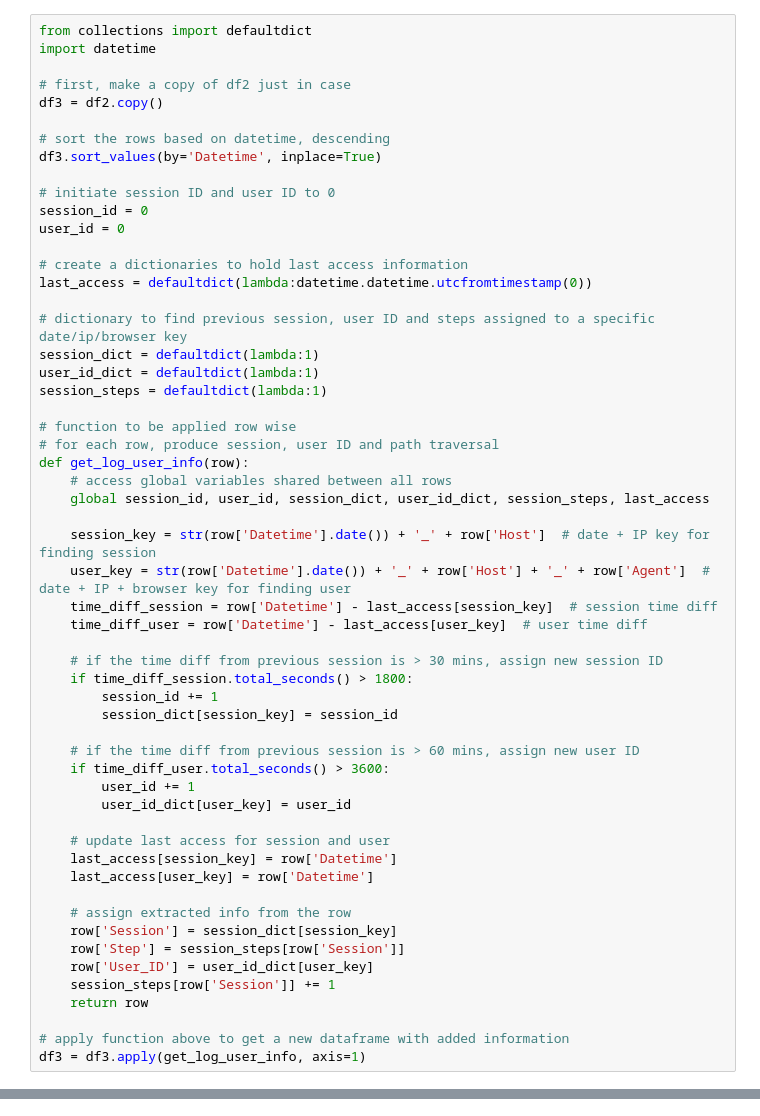
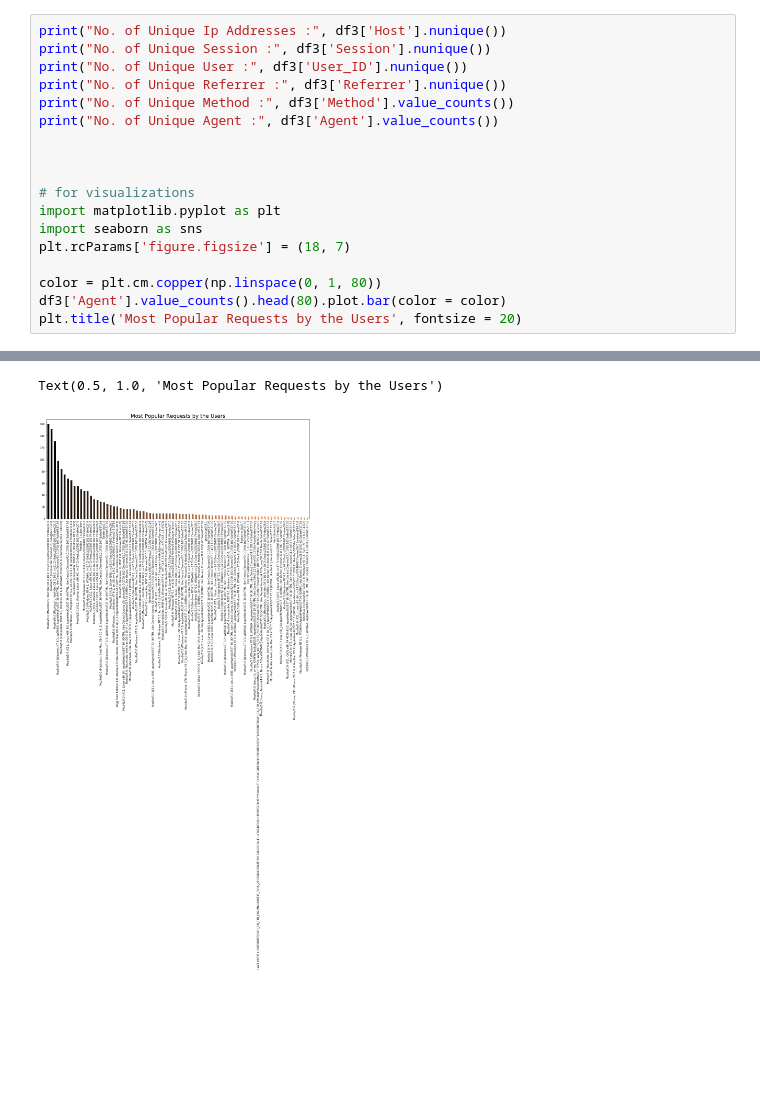
Before and after one commit to hoangqwe159/data-mining-tasks, a Jupyter notebook: task-4.ipynb, the cells around one changed output, grey strips where cells are left out. Cells and saved outputs as stored; diff of their text form; blank space fills up the shorter version.

```diff
--- a/task-4.ipynb
+++ b/task-4.ipynb
@@ -99,56 +117,19 @@ After unsuccessful requests removal 2135
-# %%
-from collections import defaultdict
-import datetime
-
-# first, make a copy of df2 just in case
-df3 = df2.copy()
-
-# sort the rows based on datetime, descending
-df3.sort_values(by='Datetime', inplace=True)
-
-# initiate session ID and user ID to 0
-session_id = 0
-user_id = 0
-
-# create a dictionaries to hold last access information
-last_access = defaultdict(lambda:datetime.datetime.utcfromtimestamp(0))
-
-# dictionary to find previous session, user ID and steps assigned to a specific date/ip/browser key
-session_dict = defaultdict(lambda:1)
-user_id_dict = defaultdict(lambda:1)
-session_steps = defaultdict(lambda:1)
-
-# function to be applied row wise
-# for each row, produce session, user ID and path traversal
-def get_log_user_info(row):
-    # access global variables shared between all rows
-    global session_id, user_id, session_dict, user_id_dict, session_steps, last_access
-
-    session_key = str(row['Datetime'].date()) + '_' + row['Host']  # date + IP key for finding session
-    user_key = str(row['Datetime'].date()) + '_' + row['Host'] + '_' + row['Agent']  # date + IP + browser key for finding user
-    time_diff_session = row['Datetime'] - last_access[session_key]  # session time diff
-    time_diff_user = row['Datetime'] - last_access[user_key]  # user time diff
-
-    # if the time diff from previous session is > 30 mins, assign new session ID
-    if time_diff_session.total_seconds() > 1800:
-        session_id += 1
-        session_dict[session_key] = session_id
-
-    # if the time diff from previous session is > 60 mins, assign new user ID
-    if time_diff_user.total_seconds() > 3600:
-        user_id += 1
-        user_id_dict[user_key] = user_id
-
-    # update last access for session and user
-    last_access[session_key] = row['Datetime']
-    last_access[user_key] = row['Datetime']
-
-    # assign extracted info from the row
-    row['Session'] = session_dict[session_key]
-    row['Step'] = session_steps[row['Session']]
-    row['User_ID'] = user_id_dict[user_key]
-    session_steps[row['Session']] += 1
-    return row
-
-# apply function above to get a new dataframe with added information
-df3 = df3.apply(get_log_user_info, axis=1)
+# %%
+print("No. of Unique Ip Addresses :", df3['Host'].nunique())
+print("No. of Unique Session :", df3['Session'].nunique())
+print("No. of Unique User :", df3['User_ID'].nunique())
+print("No. of Unique Referrer :", df3['Referrer'].nunique())
+print("No. of Unique Method :", df3['Method'].value_counts())
+print("No. of Unique Agent :", df3['Agent'].value_counts())
+
+
+
+# for visualizations
+import matplotlib.pyplot as plt
+import seaborn as sns
+plt.rcParams['figure.figsize'] = (18, 7)
+
+color = plt.cm.copper(np.linspace(0, 1, 80))
+df3['Agent'].value_counts().head(80).plot.bar(color = color)
+plt.title('Most Popular Requests by the Users', fontsize = 20)
+# %% [output]
@@ -154,0 +153,2 @@ df3 = df3.apply(get_log_user_info, axis=1)
+Text(0.5, 1.0, 'Most Popular Requests by the Users')
+[figure, added]
```
Also changed, not shown: parts of 12 cells of this notebook, 1 other file.
